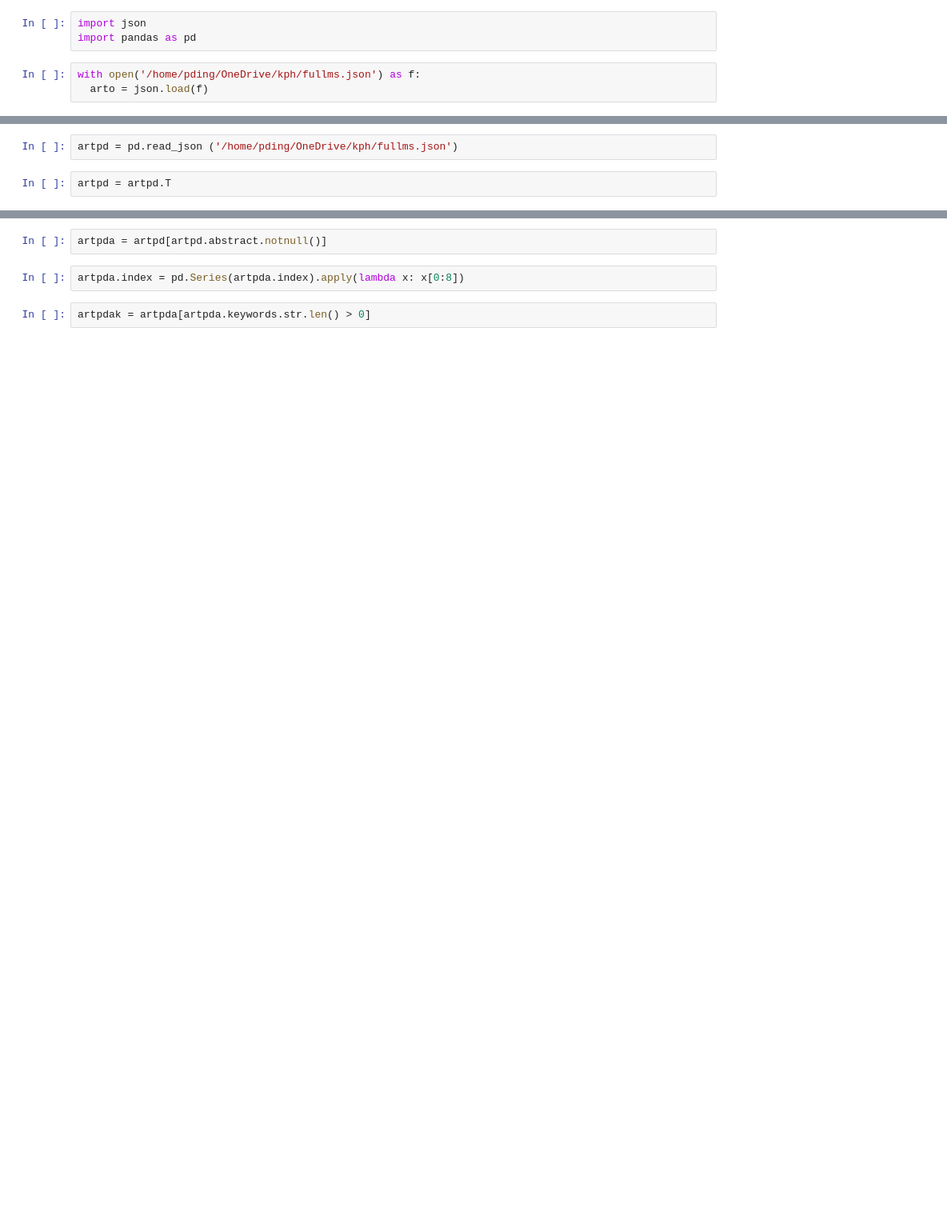
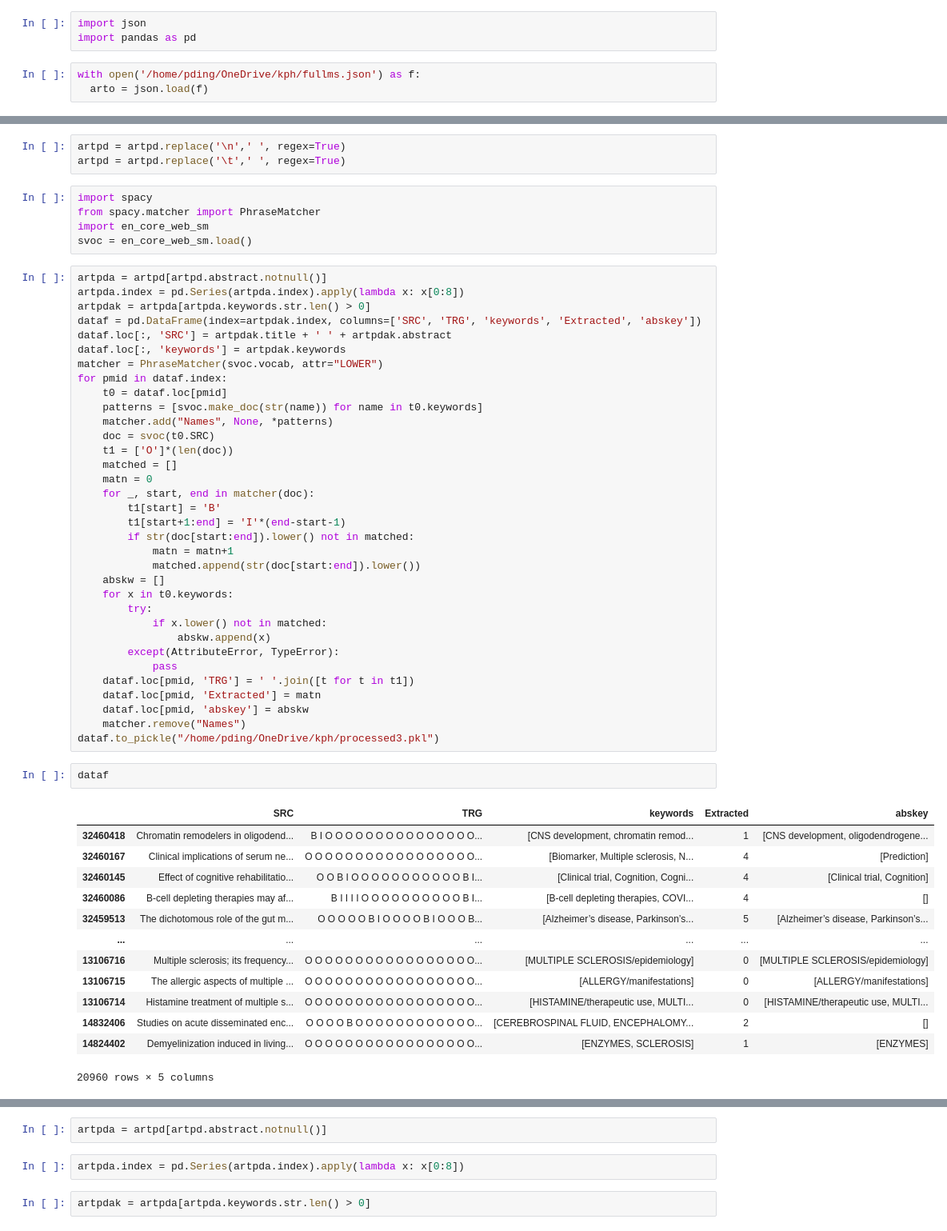
Before and after one commit to pchding/kph, a Jupyter notebook: Dataprep.ipynb, the cells around one changed output, grey strips where cells are left out. Shown: that part at 80% size. Saved outputs shown, nothing was run; the diff lists cells and outputs as text; blank space fills up the shorter version.

```diff
--- a/Dataprep.ipynb
+++ b/Dataprep.ipynb
@@ -9,4 +9,58 @@ artpd = pd.read_json (r'/home/pding/OneDrive/kph/fullms.json')
-# %%
-artpd = pd.read_json ('/home/pding/OneDrive/kph/fullms.json')
-# %%
-artpd = artpd.T
+# %%
+artpd = artpd.replace('\n',' ', regex=True)
+artpd = artpd.replace('\t',' ', regex=True)
+# %%
+import spacy
+from spacy.matcher import PhraseMatcher
+import en_core_web_sm
+svoc = en_core_web_sm.load()
+# %%
+artpda = artpd[artpd.abstract.notnull()]
+artpda.index = pd.Series(artpda.index).apply(lambda x: x[0:8])
+artpdak = artpda[artpda.keywords.str.len() > 0]
+dataf = pd.DataFrame(index=artpdak.index, columns=['SRC', 'TRG', 'keywords', 'Extracted', 'abskey'])
+dataf.loc[:, 'SRC'] = artpdak.title + ' ' + artpdak.abstract
+dataf.loc[:, 'keywords'] = artpdak.keywords
+matcher = PhraseMatcher(svoc.vocab, attr="LOWER")
+for pmid in dataf.index:
+    t0 = dataf.loc[pmid]
+    patterns = [svoc.make_doc(str(name)) for name in t0.keywords]
+    matcher.add("Names", None, *patterns)
+    doc = svoc(t0.SRC)
+    t1 = ['O']*(len(doc))
+    matched = []
+    matn = 0
+    for _, start, end in matcher(doc):
+        t1[start] = 'B'
+        t1[start+1:end] = 'I'*(end-start-1)
+        if str(doc[start:end]).lower() not in matched:
+            matn = matn+1
+            matched.append(str(doc[start:end]).lower())
+    abskw = []
+    for x in t0.keywords:
+        try:
+            if x.lower() not in matched:
+                abskw.append(x)
+        except(AttributeError, TypeError):
+            pass
+    dataf.loc[pmid, 'TRG'] = ' '.join([t for t in t1])
+    dataf.loc[pmid, 'Extracted'] = matn
+    dataf.loc[pmid, 'abskey'] = abskw
+    matcher.remove("Names")
+dataf.to_pickle("/home/pding/OneDrive/kph/processed3.pkl")
+# %%
+dataf
+# %% [output]
+|  | SRC | TRG | keywords | Extracted | abskey |
+| 32460418 | Chromatin remodelers in oligodend... | B I O O O O O O O O O O O O O O O... | [CNS development, chromatin remod... | 1 | [CNS development, oligodendrogene... |
+| 32460167 | Clinical implications of serum ne... | O O O O O O O O O O O O O O O O O... | [Biomarker, Multiple sclerosis, N... | 4 | [Prediction] |
+| 32460145 | Effect of cognitive rehabilitatio... | O O B I O O O O O O O O O O O B I... | [Clinical trial, Cognition, Cogni... | 4 | [Clinical trial, Cognition] |
+| 32460086 | B-cell depleting therapies may af... | B I I I I O O O O O O O O O O B I... | [B-cell depleting therapies, COVI... | 4 | [] |
+| 32459513 | The dichotomous role of the gut m... | O O O O O B I O O O O B I O O O B... | [Alzheimer’s disease, Parkinson’s... | 5 | [Alzheimer’s disease, Parkinson’s... |
+| ... | ... | ... | ... | ... | ... |
+| 13106716 | Multiple sclerosis; its frequency... | O O O O O O O O O O O O O O O O O... | [MULTIPLE SCLEROSIS/epidemiology] | 0 | [MULTIPLE SCLEROSIS/epidemiology] |
+| 13106715 | The allergic aspects of multiple ... | O O O O O O O O O O O O O O O O O... | [ALLERGY/manifestations] | 0 | [ALLERGY/manifestations] |
+| 13106714 | Histamine treatment of multiple s... | O O O O O O O O O O O O O O O O O... | [HISTAMINE/therapeutic use, MULTI... | 0 | [HISTAMINE/therapeutic use, MULTI... |
+| 14832406 | Studies on acute disseminated enc... | O O O O B O O O O O O O O O O O O... | [CEREBROSPINAL FLUID, ENCEPHALOMY... | 2 | [] |
+| 14824402 | Demyelinization induced in living... | O O O O O O O O O O O O O O O O O... | [ENZYMES, SCLEROSIS] | 1 | [ENZYMES] |
+20960 rows × 5 columns
```
Also changed, not shown: parts of 2 cells of this notebook, 2 other files.
